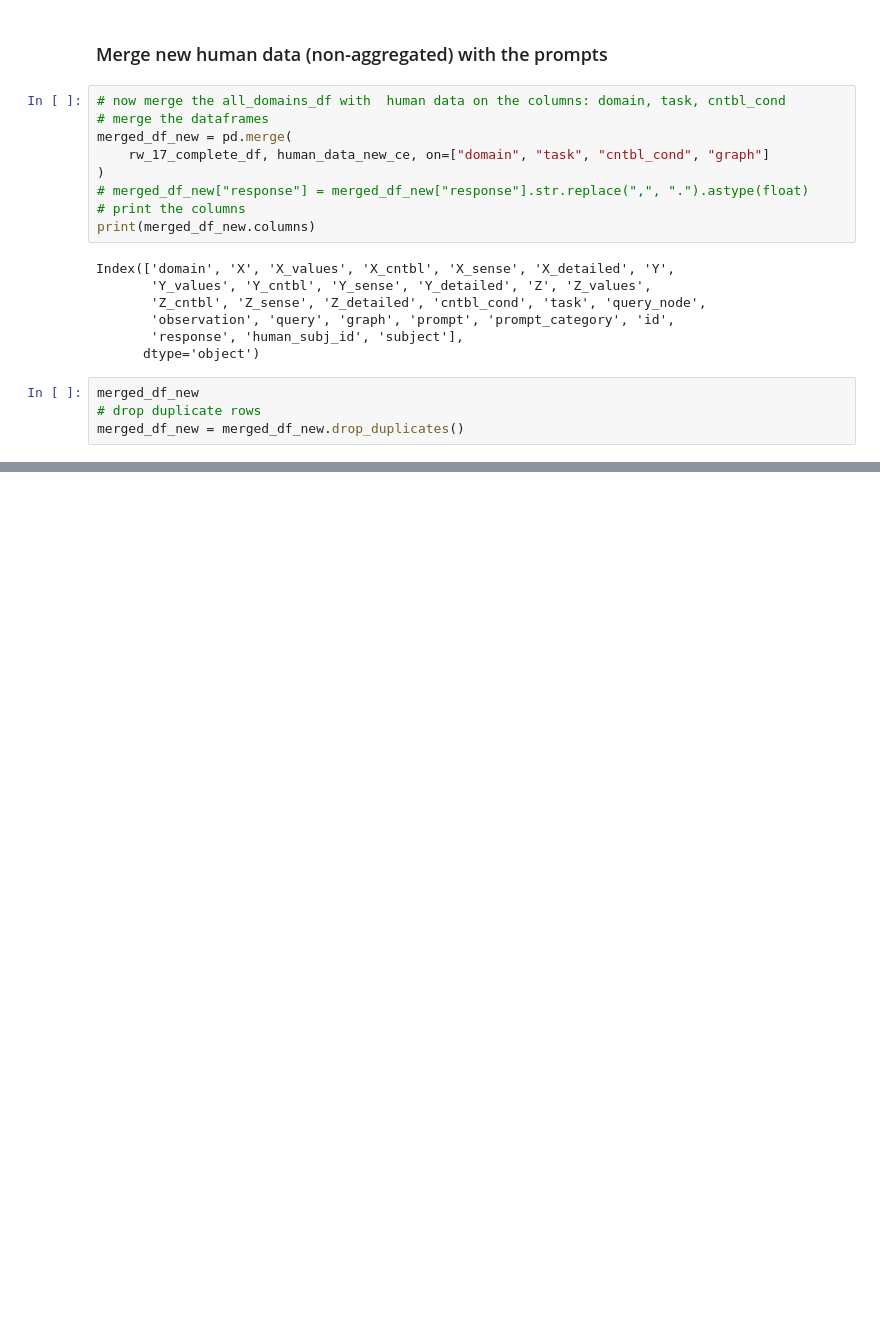
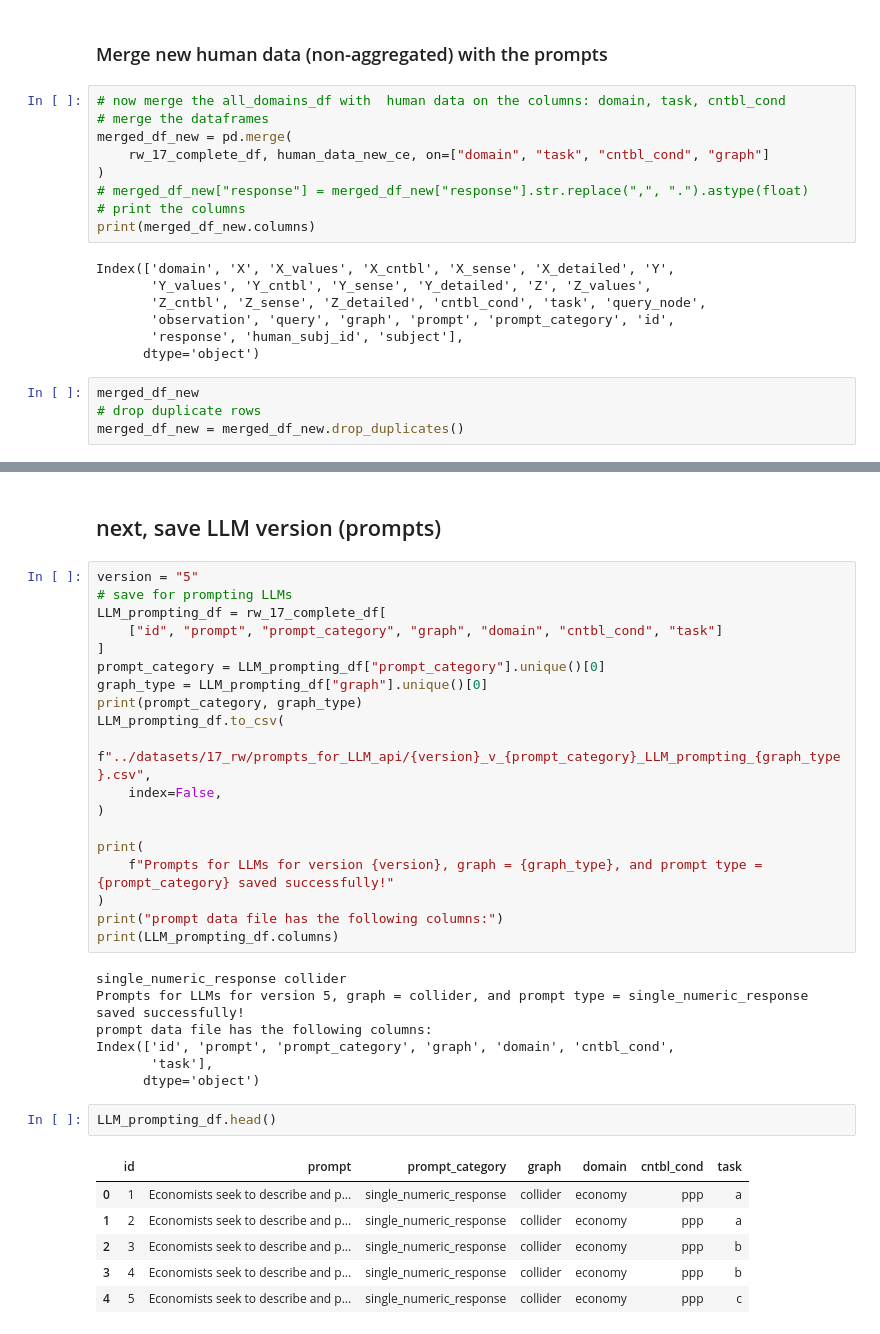
Before and after one commit to hmd101/causalalign, a Jupyter notebook: analysis/causalalign/src/causalalign/dataset_creation/rw17_data_gen_collider_numeric_only.ipynb, the cells around one changed output, grey strips where cells are left out. Saved outputs shown, nothing was run; the diff lists cells and outputs as text; blank space fills up the shorter version.

```diff
--- a/analysis/causalalign/src/causalalign/dataset_creation/rw17_data_gen_collider_numeric_only.ipynb
+++ b/analysis/causalalign/src/causalalign/dataset_creation/rw17_data_gen_collider_numeric_only.ipynb
@@ -894,0 +546,37 @@ duplicates
+# %% [markdown]
+## next, save LLM version (prompts)
+# %%
+version = "5"
+# save for prompting LLMs
+LLM_prompting_df = rw_17_complete_df[
+    ["id", "prompt", "prompt_category", "graph", "domain", "cntbl_cond", "task"]
+]
+prompt_category = LLM_prompting_df["prompt_category"].unique()[0]
+graph_type = LLM_prompting_df["graph"].unique()[0]
+print(prompt_category, graph_type)
+LLM_prompting_df.to_csv(
+    f"../datasets/17_rw/prompts_for_LLM_api/{version}_v_{prompt_category}_LLM_prompting_{graph_type}.csv",
+    index=False,
+)
+
+print(
+    f"Prompts for LLMs for version {version}, graph = {graph_type}, and prompt type = {prompt_category} saved successfully!"
+)
+print("prompt data file has the following columns:")
+print(LLM_prompting_df.columns)
+# %% [output]
+single_numeric_response collider
+Prompts for LLMs for version 5, graph = collider, and prompt type = single_numeric_response saved successfully!
+prompt data file has the following columns:
+Index(['id', 'prompt', 'prompt_category', 'graph', 'domain', 'cntbl_cond',
+       'task'],
+      dtype='object')
+# %%
+LLM_prompting_df.head()
+# %% [output]
+|  | id | prompt | prompt_category | graph | domain | cntbl_cond | task |
+| 0 | 1 | Economists seek to describe and p... | single_numeric_response | collider | economy | ppp | a |
+| 1 | 2 | Economists seek to describe and p... | single_numeric_response | collider | economy | ppp | a |
+| 2 | 3 | Economists seek to describe and p... | single_numeric_response | collider | economy | ppp | b |
+| 3 | 4 | Economists seek to describe and p... | single_numeric_response | collider | economy | ppp | b |
+| 4 | 5 | Economists seek to describe and p... | single_numeric_response | collider | economy | ppp | c |
```
Also changed, not shown: parts of 47 cells of this notebook, 51 other files.
